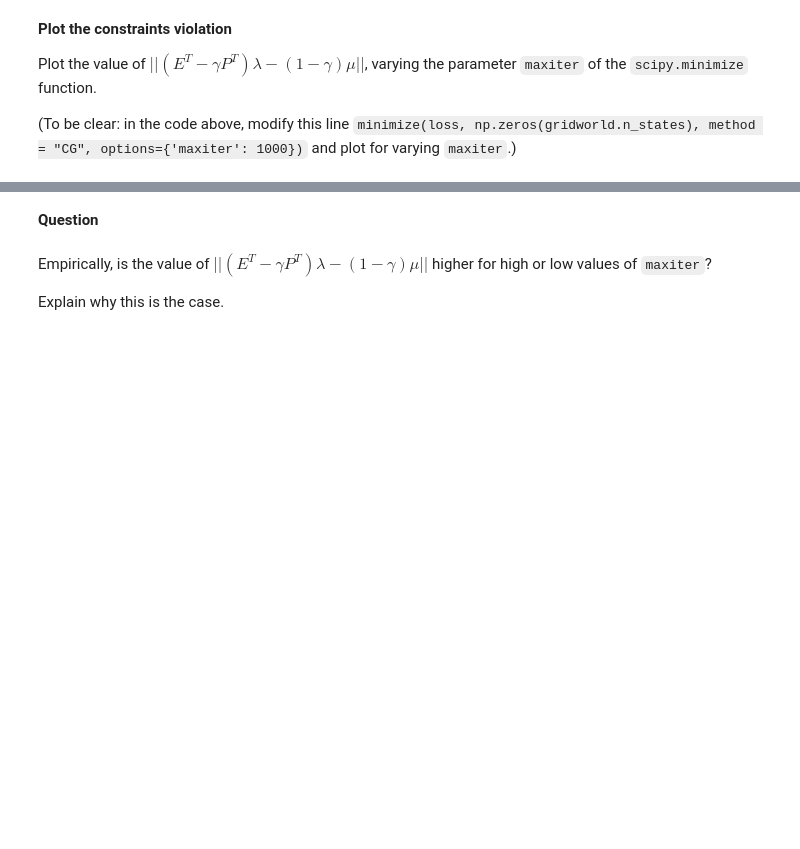
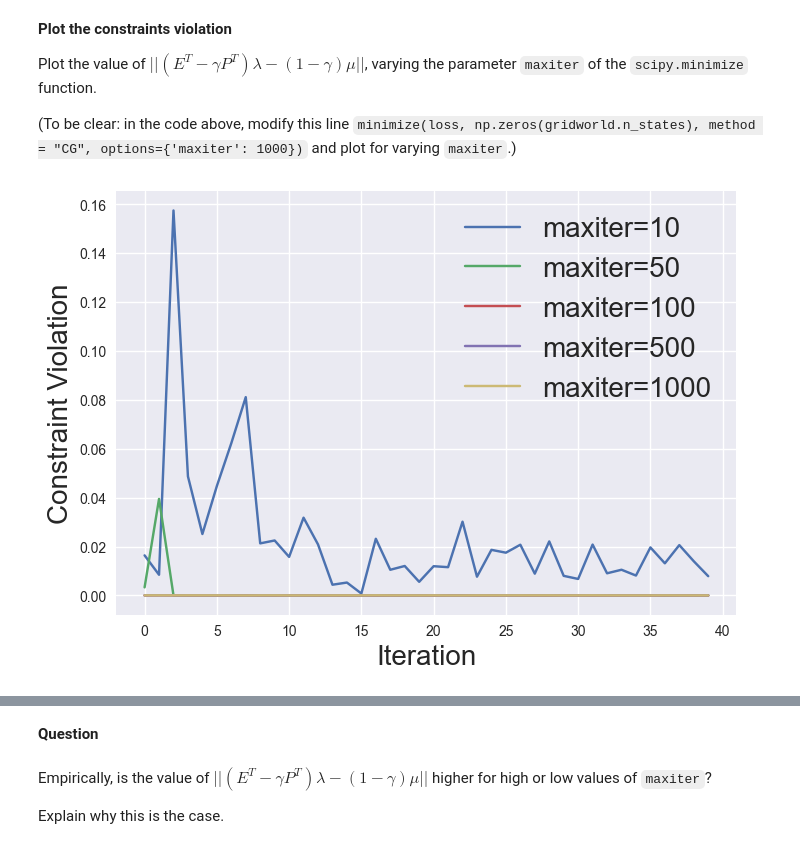
Before and after one commit to aristo6253/EE-568-Reinforcement-Learning, a Jupyter notebook: Assignment2/Assignment.ipynb, the cells around one changed output, grey strips where cells are left out. Drawn from its saved outputs; the diff is of its cells as text; code cells hidden in the pictures; blank space fills up the shorter version.

```diff
--- a/Assignment2/Assignment.ipynb
+++ b/Assignment2/Assignment.ipynb
@@ -287,10 +459,10 @@ feasibility_errors.append(feasibility_error)
 for k in range(K):
     eta = 1/np.sqrt(k+1) # set the step size
 
-    V = minimize_reps_loss(???) # minimize the reps loss
+    V = minimize_reps_loss(lambda_, eta, mu) # minimize the reps loss
     delta = gridworld.r.reshape(gridworld.n_states*gridworld.n_actions) + build_matrix(gridworld).dot(V) # compute the advantage function
 
-    new_lambda_ = ??? # update the lambda
+    new_lambda_ = lambda_ * np.exp(eta * (gridworld.r.flatten() + build_matrix(gridworld) @ V)) # update the lambda
     new_lambda_ /= np.sum(new_lambda_) # normalize the lambda_
     lambda_ = new_lambda_
 
@@ -326,0 +542,38 @@ Plot the value of $||(E^T - \gamma P^T)\lambda - (1 - \gamma) \mu || $, varying
+# %%
+def minimize_reps_loss(lambda_, eta, initial, maxiter):  # find minimizer of the reps loss with varying maxiter
+    loss = lambda V: reps_loss(lambda_, V, eta, initial)
+    V = minimize(loss, np.zeros(gridworld.n_states), method="CG", options={'maxiter': maxiter})
+    return V.x
+
+
+maxiter_values = [10, 50, 100, 500, 1000]
+
+feasibility_errors_ = {m: [] for m in maxiter_values}
+
+# maxiter_values = np.arange(40)
+
+# Run REPS with varying maxiter values
+for maxiter in maxiter_values:
+    # Initialize lambda for each maxiter test
+    lambda_ = np.ones(gridworld.n_states*gridworld.n_actions)/(gridworld.n_states*gridworld.n_actions)
+
+    for k in range(K):
+        eta = 1/np.sqrt(k+1)
+        V = minimize_reps_loss(lambda_, eta, mu, maxiter)
+        delta = gridworld.r.reshape(gridworld.n_states*gridworld.n_actions) + build_matrix(gridworld).dot(V)  # compute the advantage function
+
+        new_lambda_ = lambda_ * np.exp(eta * delta)  # update the lambda
+        new_lambda_ /= np.sum(new_lambda_)  # normalize the lambda_
+        lambda_ = new_lambda_
+
+        feasibility_error = np.linalg.norm(build_matrix(gridworld).T @ lambda_ + (1 - gridworld.gamma) * mu)
+        feasibility_errors_[maxiter].append(feasibility_error)
+
+# Convert feasibility_errors to a format  for plot_lines function
+errors_to_plot = [np.array(feasibility_errors_[m]) for m in maxiter_values]
+labels = [f"maxiter={m}" for m in maxiter_values]
+# %%
+# Plot the constraint violations for different maxiter values
+plot_lines(errors_to_plot, labels, ["Iteration", "Constraint Violation"], "figs", "constraint_violations", show=True)
+# %% [output]
+[figure, added]
```
Also changed, not shown: parts of 38 cells of this notebook.
